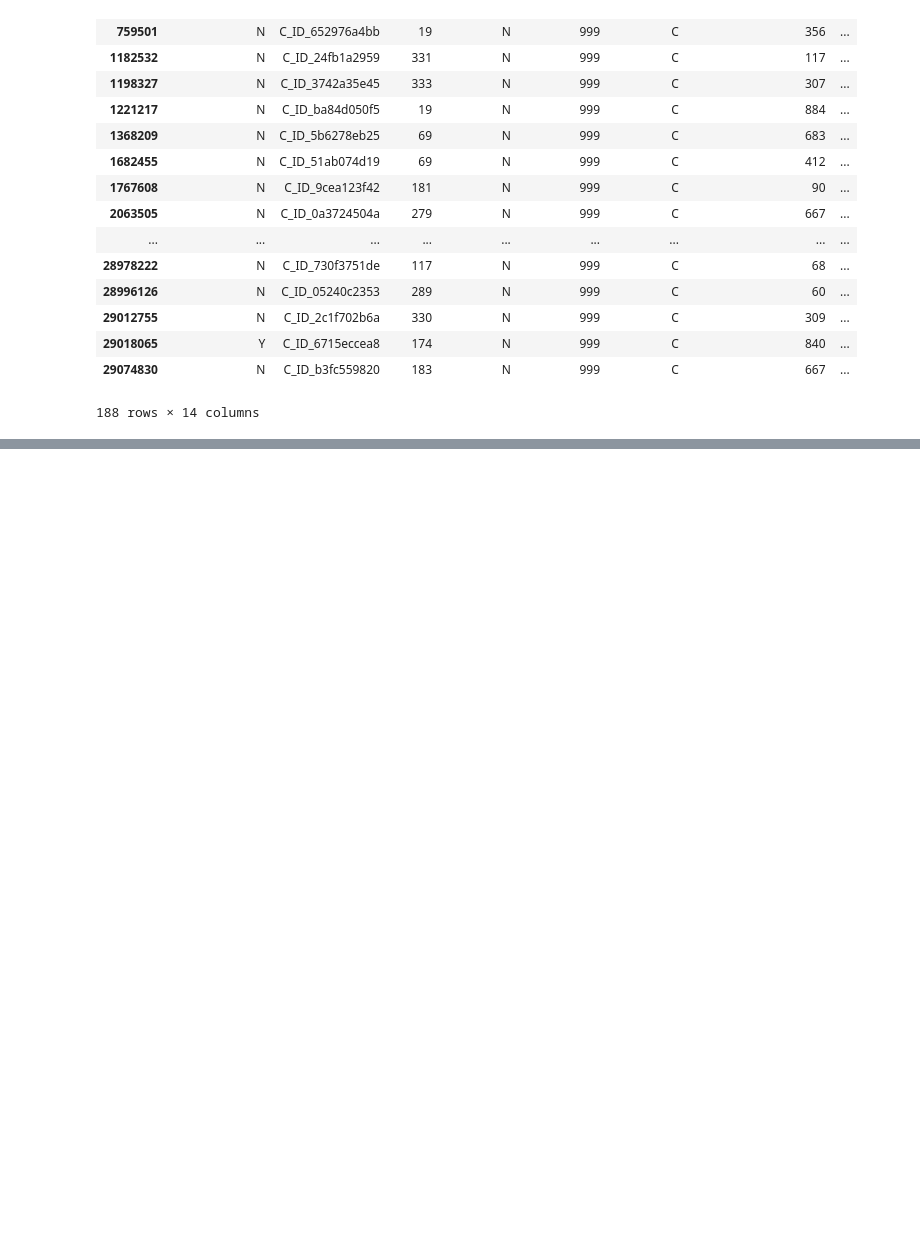
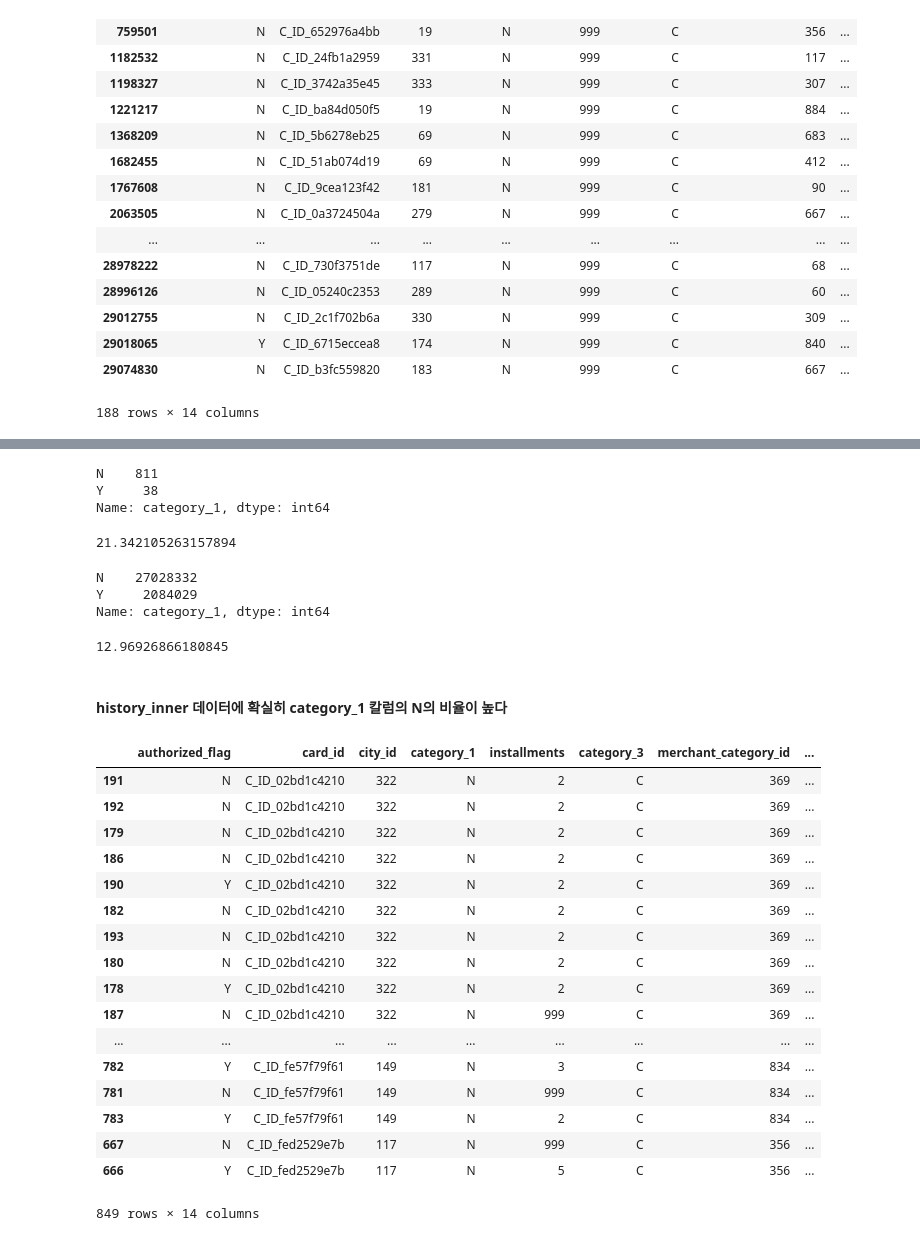
Before and after one commit to miniii222/kaggle, a Jupyter notebook: Elo_Merchant_Category_Recommendation/eda/1-6.NA&outlier.ipynb, the cells around one changed output, grey strips where cells are left out. Saved outputs shown, nothing was run; the diff lists cells and outputs as text; code cells hidden in the pictures; blank space fills up the shorter version.

```diff
--- a/Elo_Merchant_Category_Recommendation/eda/1-6.NA&outlier.ipynb
+++ b/Elo_Merchant_Category_Recommendation/eda/1-6.NA&outlier.ipynb
@@ -102,0 +153,4 @@ Name: installments, dtype: int64
+# %%
+#installments 999인 data
+installments_999 = history.loc[history.installments == 999, ['card_id', 'merchant_id']]
+installments_999.head()
@@ -102,0 +242,46 @@ Name: installments, dtype: int64
+# %%
+history_inner = pd.merge(history, installments_999, how = 'inner')
+# %%
+history_inner.category_1.value_counts()
+# %% [output]
+N    811
+Y     38
+Name: category_1, dtype: int64
+# %%
+811/38
+# %% [output]
+21.342105263157894
+# %%
+history.category_1.value_counts()
+# %% [output]
+N    27028332
+Y     2084029
+Name: category_1, dtype: int64
+# %%
+27028332/2084029
+# %% [output]
+12.96926866180845
+# %% [markdown]
+#### history_inner 데이터에 확실히 category_1 칼럼의 N의 비율이 높다
+# %%
+#이 데이터를 보면, 같은 가게 같은 날  같은 사람이 amount만 줄여가면서 카드 승인을 시도한다.
+history_inner.sort_values(['card_id','purchase_date'], ascending = True)
+# %% [output]
+|  | authorized_flag | card_id | city_id | category_1 | installments | category_3 | merchant_category_id | ... |
+| 191 | N | C_ID_02bd1c4210 | 322 | N | 2 | C | 369 | ... |
+| 192 | N | C_ID_02bd1c4210 | 322 | N | 2 | C | 369 | ... |
+| 179 | N | C_ID_02bd1c4210 | 322 | N | 2 | C | 369 | ... |
+| 186 | N | C_ID_02bd1c4210 | 322 | N | 2 | C | 369 | ... |
+| 190 | Y | C_ID_02bd1c4210 | 322 | N | 2 | C | 369 | ... |
+| 182 | N | C_ID_02bd1c4210 | 322 | N | 2 | C | 369 | ... |
+| 193 | N | C_ID_02bd1c4210 | 322 | N | 2 | C | 369 | ... |
+| 180 | N | C_ID_02bd1c4210 | 322 | N | 2 | C | 369 | ... |
+| 178 | Y | C_ID_02bd1c4210 | 322 | N | 2 | C | 369 | ... |
+| 187 | N | C_ID_02bd1c4210 | 322 | N | 999 | C | 369 | ... |
+| ... | ... | ... | ... | ... | ... | ... | ... | ... |
+| 782 | Y | C_ID_fe57f79f61 | 149 | N | 3 | C | 834 | ... |
+| 781 | N | C_ID_fe57f79f61 | 149 | N | 999 | C | 834 | ... |
+| 783 | Y | C_ID_fe57f79f61 | 149 | N | 2 | C | 834 | ... |
+| 667 | N | C_ID_fed2529e7b | 117 | N | 999 | C | 356 | ... |
+| 666 | Y | C_ID_fed2529e7b | 117 | N | 5 | C | 356 | ... |
+849 rows × 14 columns
```
Also changed, not shown: parts of 67 cells of this notebook.
